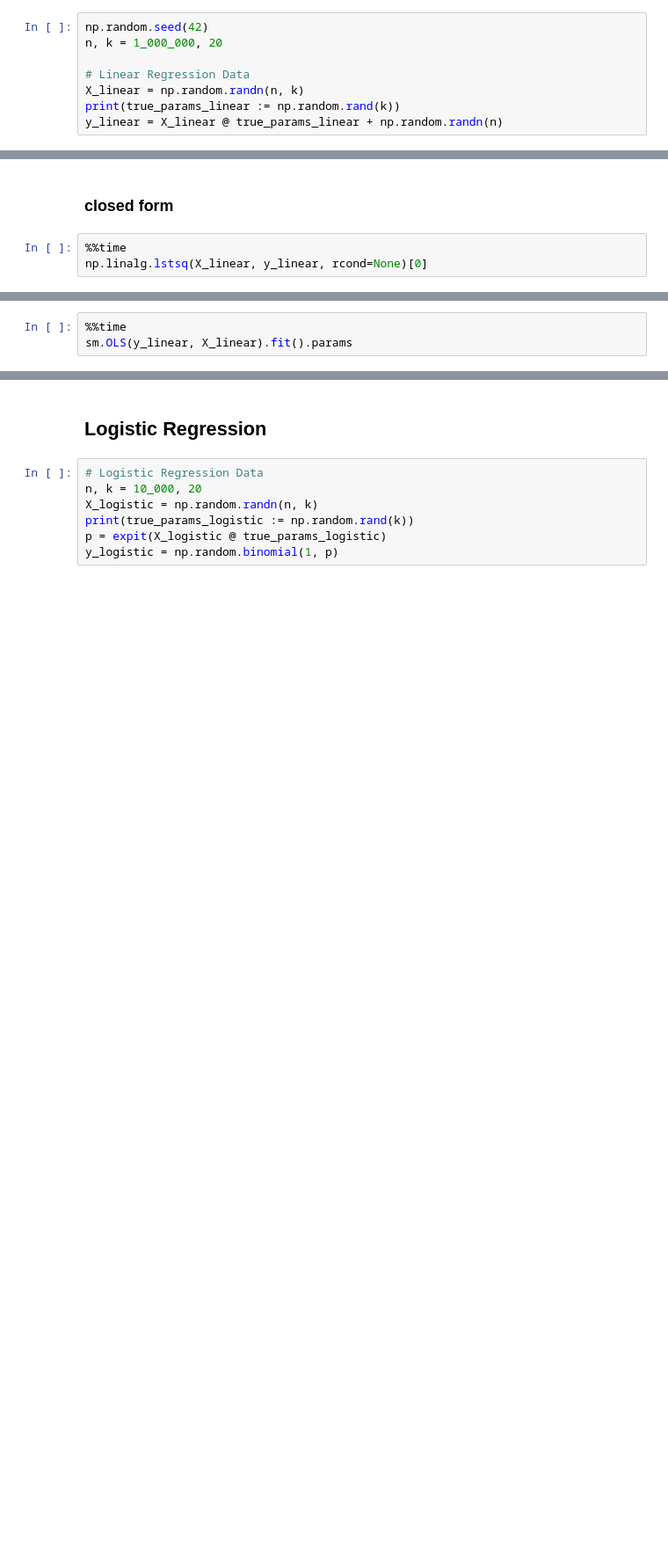
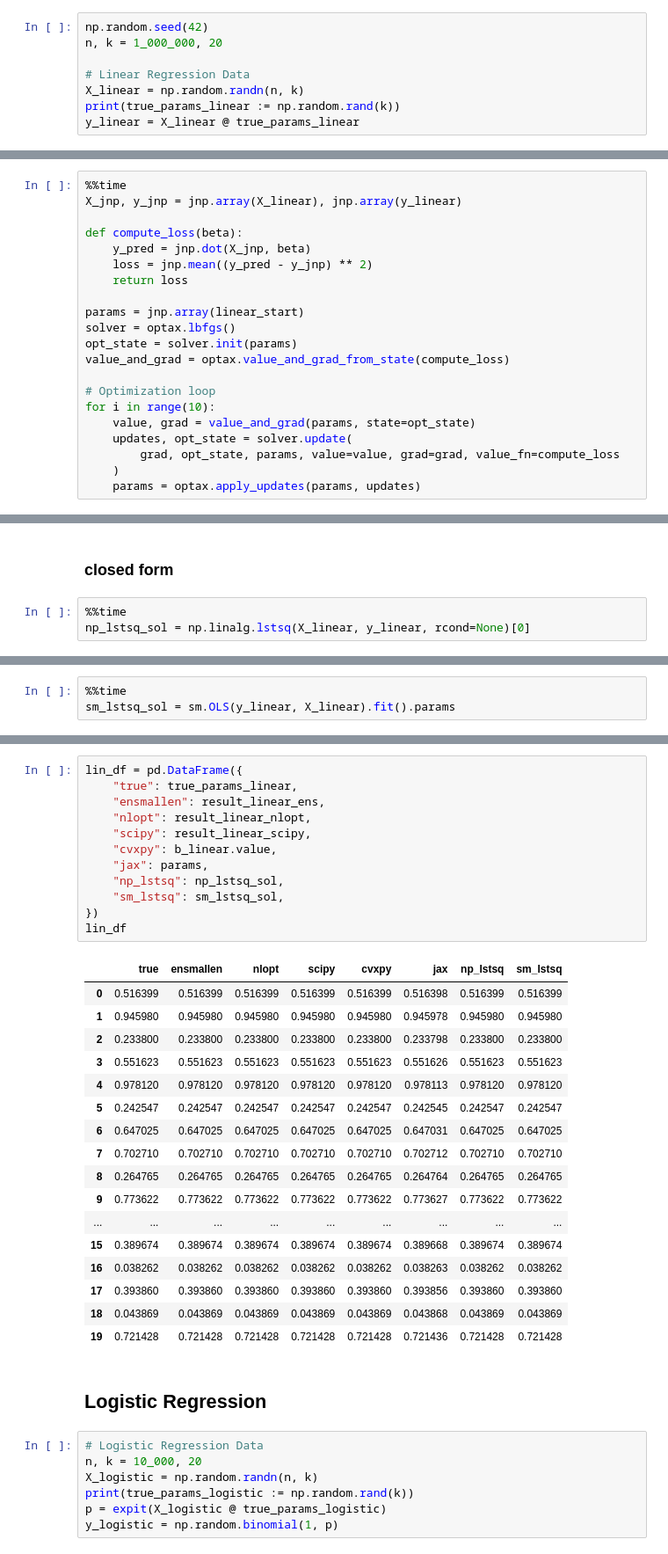
Before and after one commit to apoorvalal/pyensmallen, a Jupyter notebook: notebooks/example.ipynb, the cells around one changed output, grey strips where cells are left out. Shown at 88% size. Saved outputs shown, nothing was run; the diff lists cells and outputs as text; blank space fills up the shorter version.

Commit message:
"add jax and tables"

```diff
--- a/notebooks/example.ipynb
+++ b/notebooks/example.ipynb
@@ -23,7 +30,7 @@ n, k = 1_000_000, 20
 # Linear Regression Data
 X_linear = np.random.randn(n, k)
 print(true_params_linear := np.random.rand(k))
-y_linear = X_linear @ true_params_linear + np.random.randn(n)
+y_linear = X_linear @ true_params_linear
 # %% [output]
 [0.51639859 0.94598022 0.23380001 0.55162275 0.97811966 0.24254699
  0.64702478 0.70271041 0.26476461 0.77362184 0.7817448  0.36874977
@@ -108,0 +99,21 @@ Wall time: 25 s
+# %%
+%%time
+X_jnp, y_jnp = jnp.array(X_linear), jnp.array(y_linear)
+
+def compute_loss(beta):
+    y_pred = jnp.dot(X_jnp, beta)
+    loss = jnp.mean((y_pred - y_jnp) ** 2)
+    return loss
+
+params = jnp.array(linear_start)
+solver = optax.lbfgs()
+opt_state = solver.init(params)
+value_and_grad = optax.value_and_grad_from_state(compute_loss)
+
+# Optimization loop
+for i in range(10):
+    value, grad = value_and_grad(params, state=opt_state)
+    updates, opt_state = solver.update(
+        grad, opt_state, params, value=value, grad=grad, value_fn=compute_loss
+    )
+    params = optax.apply_updates(params, updates)
@@ -110,5 +124,5 @@ Wall time: 25 s
 ### closed form
 # %%
 %%time
-np.linalg.lstsq(X_linear, y_linear, rcond=None)[0]
+np_lstsq_sol = np.linalg.lstsq(X_linear, y_linear, rcond=None)[0]
 # %% [output]
@@ -121,4 +131,4 @@ array([0.51556024, 0.94691468, 0.23404849, 0.55121759, 0.97818756,
 # %%
 %%time
-sm.OLS(y_linear, X_linear).fit().params
+sm_lstsq_sol = sm.OLS(y_linear, X_linear).fit().params
 # %% [output]
@@ -131,3 +139,33 @@ array([0.51556024, 0.94691468, 0.23404849, 0.55121759, 0.97818756,
+# %%
+lin_df = pd.DataFrame({
+    "true": true_params_linear,
+    "ensmallen": result_linear_ens,
+    "nlopt": result_linear_nlopt,
+    "scipy": result_linear_scipy,
+    "cvxpy": b_linear.value,
+    "jax": params,
+    "np_lstsq": np_lstsq_sol,
+    "sm_lstsq": sm_lstsq_sol,
+})
+lin_df
+# %% [output]
+|  | true | ensmallen | nlopt | scipy | cvxpy | jax | np_lstsq | sm_lstsq |
+| 0 | 0.516399 | 0.516399 | 0.516399 | 0.516399 | 0.516399 | 0.516398 | 0.516399 | 0.516399 |
+| 1 | 0.945980 | 0.945980 | 0.945980 | 0.945980 | 0.945980 | 0.945978 | 0.945980 | 0.945980 |
+| 2 | 0.233800 | 0.233800 | 0.233800 | 0.233800 | 0.233800 | 0.233798 | 0.233800 | 0.233800 |
+| 3 | 0.551623 | 0.551623 | 0.551623 | 0.551623 | 0.551623 | 0.551626 | 0.551623 | 0.551623 |
+| 4 | 0.978120 | 0.978120 | 0.978120 | 0.978120 | 0.978120 | 0.978113 | 0.978120 | 0.978120 |
+| 5 | 0.242547 | 0.242547 | 0.242547 | 0.242547 | 0.242547 | 0.242545 | 0.242547 | 0.242547 |
+| 6 | 0.647025 | 0.647025 | 0.647025 | 0.647025 | 0.647025 | 0.647031 | 0.647025 | 0.647025 |
+| 7 | 0.702710 | 0.702710 | 0.702710 | 0.702710 | 0.702710 | 0.702712 | 0.702710 | 0.702710 |
+| 8 | 0.264765 | 0.264765 | 0.264765 | 0.264765 | 0.264765 | 0.264764 | 0.264765 | 0.264765 |
+| 9 | 0.773622 | 0.773622 | 0.773622 | 0.773622 | 0.773622 | 0.773627 | 0.773622 | 0.773622 |
+| ... | ... | ... | ... | ... | ... | ... | ... | ... |
+| 15 | 0.389674 | 0.389674 | 0.389674 | 0.389674 | 0.389674 | 0.389668 | 0.389674 | 0.389674 |
+| 16 | 0.038262 | 0.038262 | 0.038262 | 0.038262 | 0.038262 | 0.038263 | 0.038262 | 0.038262 |
+| 17 | 0.393860 | 0.393860 | 0.393860 | 0.393860 | 0.393860 | 0.393856 | 0.393860 | 0.393860 |
+| 18 | 0.043869 | 0.043869 | 0.043869 | 0.043869 | 0.043869 | 0.043868 | 0.043869 | 0.043869 |
+| 19 | 0.721428 | 0.721428 | 0.721428 | 0.721428 | 0.721428 | 0.721436 | 0.721428 | 0.721428 |
 # %% [markdown]
 ## Logistic Regression
 # %%
```
Also changed, not shown: parts of 33 cells of this notebook.
